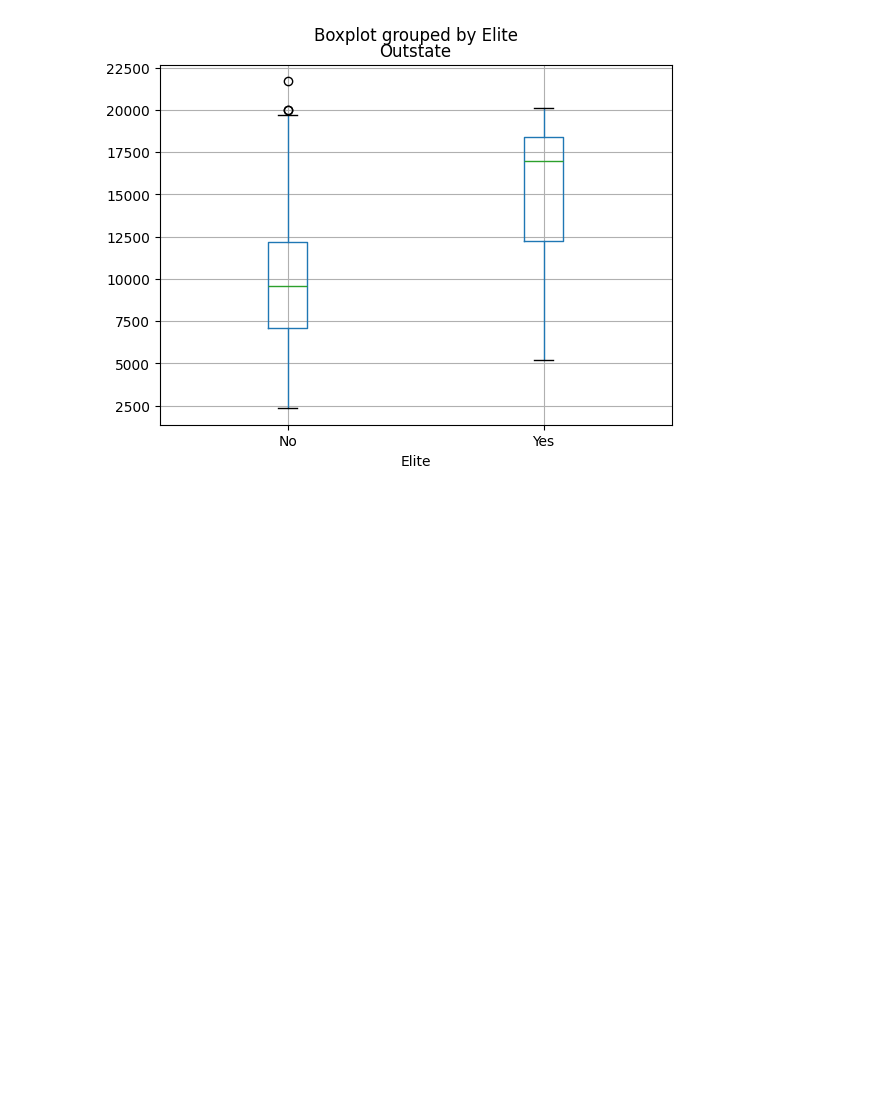
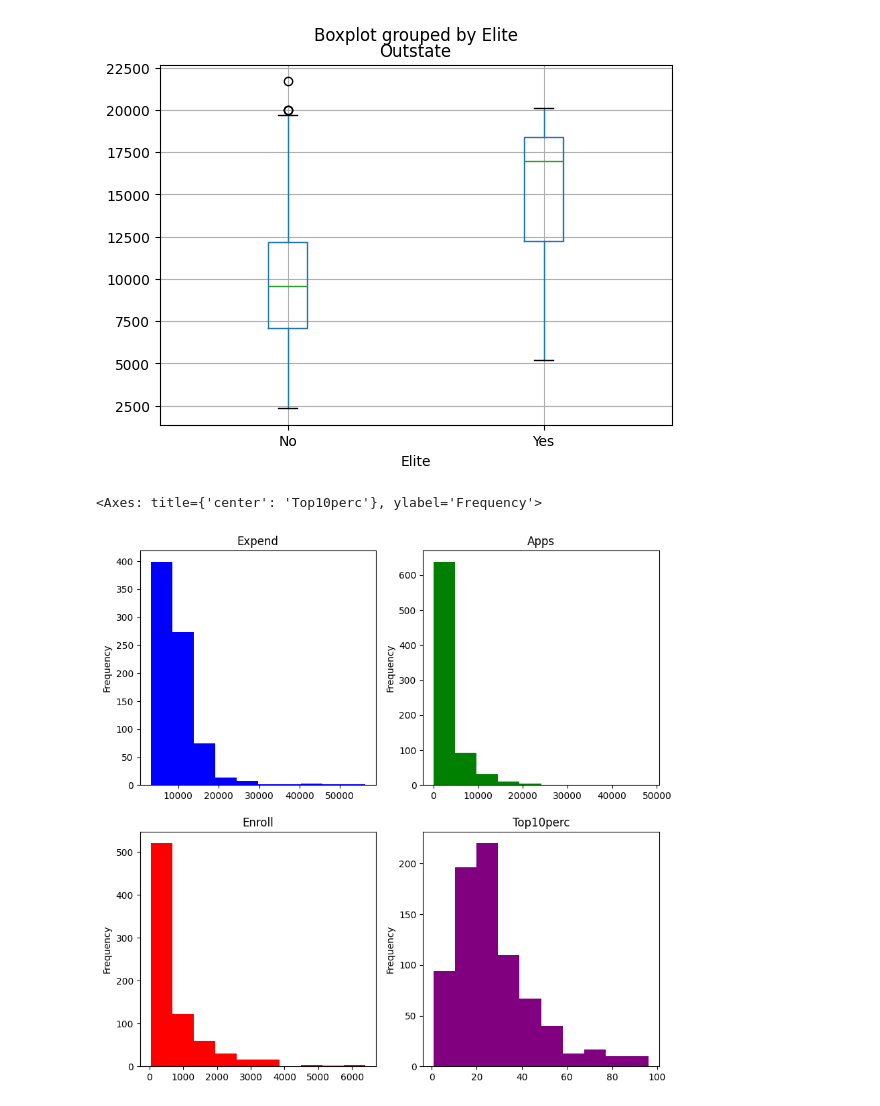
Before and after one commit to HexHungryAda/dataprocessing-lab1, a Jupyter notebook: college.ipynb, the cells around one changed output. Cells and saved outputs as stored; diff of their text form; code cells hidden in the pictures; blank space fills up the shorter version.

Commit message:
histogram plots

```diff
--- a/college.ipynb
+++ b/college.ipynb
@@ -107,3 +107,15 @@ Yes     78
 Name: count, dtype: int64
 <Axes: title={'center': 'Outstate'}, xlabel='Elite'>
 [figure]
+# %%
+import matplotlib.pyplot as plt
+
+fig, ax = plt.subplots(2, 2, figsize=(10, 10))
+
+college['Expend'].plot.hist(ax=ax[0, 0], color='blue', title='Expend')
+college['Apps'].plot.hist(ax=ax[0, 1], color='green', title='Apps')
+college['Enroll'].plot.hist(ax=ax[1, 0], color='red', title='Enroll')
+college['Top10perc'].plot.hist(ax=ax[1, 1], color='purple', title='Top10perc')
+# %% [output]
+<Axes: title={'center': 'Top10perc'}, ylabel='Frequency'>
+[figure, added]
```
